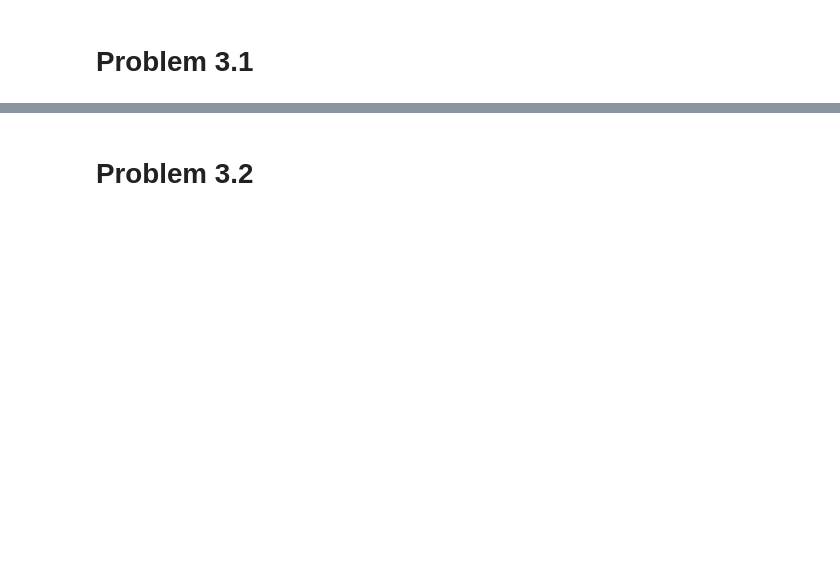
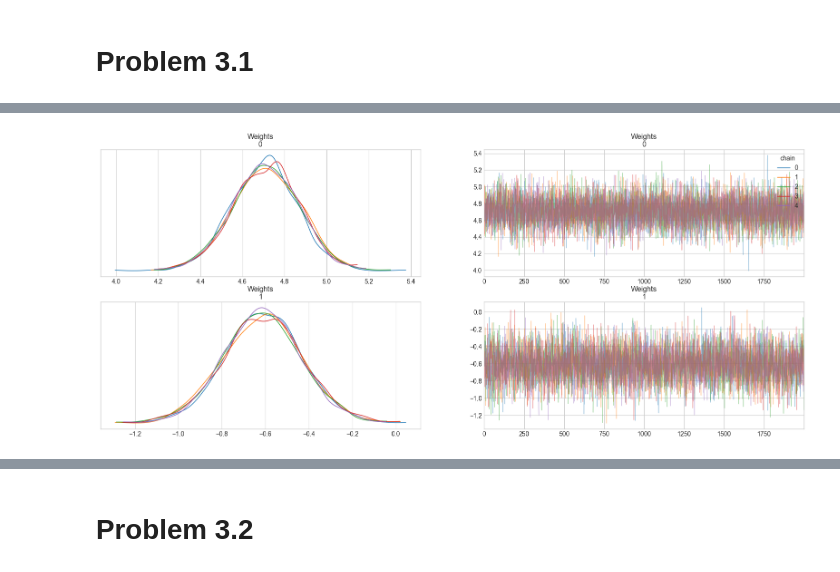
Before and after one commit to definitelynotbercik/ml_as3, a Jupyter notebook: main.ipynb, the cells around one changed output, grey strips where cells are left out. Saved outputs shown, nothing was run; the diff lists cells and outputs as text; code cells hidden in the pictures; blank space fills up the shorter version.

```diff
--- a/main.ipynb
+++ b/main.ipynb
@@ -118,0 +136,8 @@ Weights[1]    2659.0    1.0
+# %%
+# Plot trace walking
+plt = az.plot_trace(trace, var_names=["Weights"],figsize=(20,8),legend=True,compact=False,
+    combined=False,
+    lines=[("Weights", {}, [mle_model.coef_[0], mle_model.coef_[1]])]
+)
+# %% [output]
+[figure, added]
```
Also changed, not shown: parts of 15 cells of this notebook.
